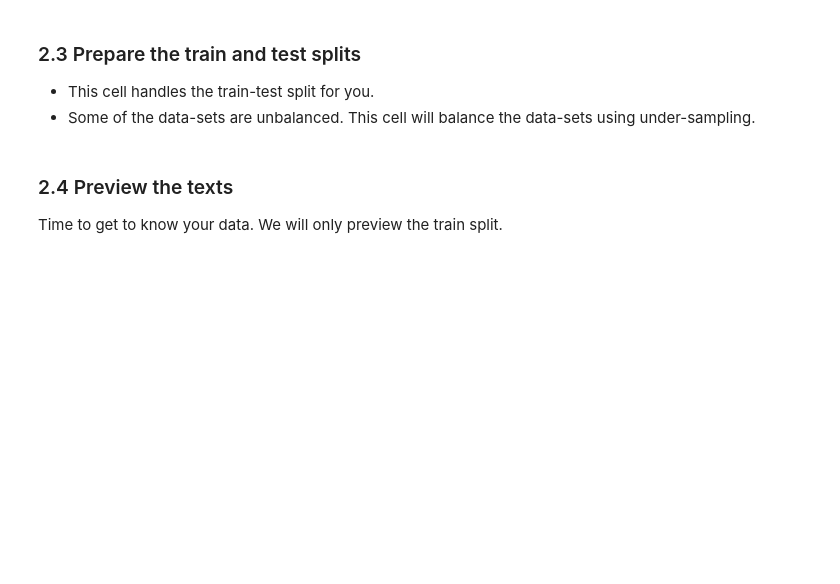
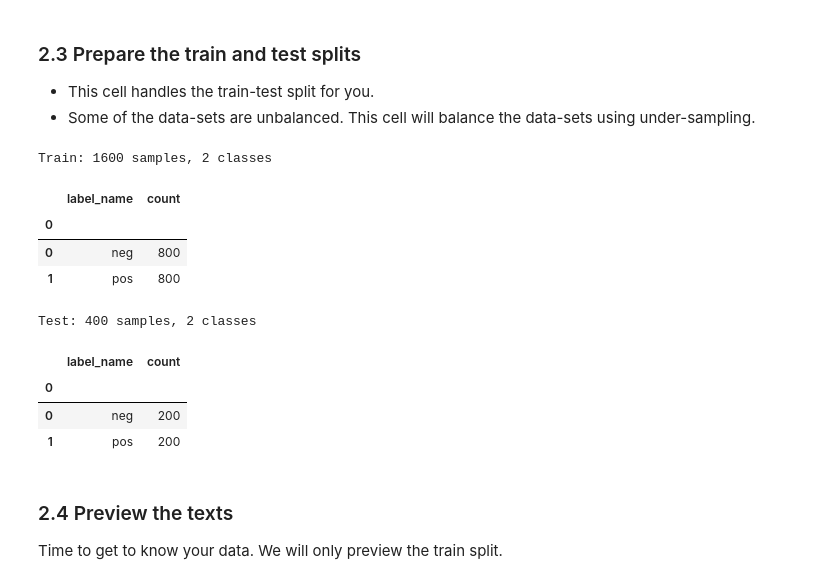
Before and after one commit to polsci/textplumber, a Jupyter notebook: nbs/example.ipynb, the cells around one changed output. Saved outputs shown, nothing was run; the diff lists cells and outputs as text; code cells hidden in the pictures; blank space fills up the shorter version.

```diff
--- a/nbs/example.ipynb
+++ b/nbs/example.ipynb
@@ -174,34 +198,45 @@ if train_split_name == test_split_name:
 
     mask = np.isin(y, target_classes)
     X = X.loc[mask]
     y = y[mask]
 
     # creating df splits with original data first  - so can look at the train data if needed
     dfs['train'], dfs['test'], y_train, y_test = train_test_split(X, y, test_size=0.2, random_state=42, stratify=y)
 
     # we're just using the text for features
     X_train = np.array(dfs['train'][text_column])
     X_test = np.array(dfs['test'][text_column])
 else:
     X_train = np.array(dataset[train_split_name][text_column])
     y_train = np.array(dataset[train_split_name][label_column])
     X_test = np.array(dataset[test_split_name][text_column])
     y_test = np.array(dataset[test_split_name][label_column])
 
     mask = np.isin(y_train, target_classes)
     mask_test = np.isin(y_test, target_classes)
 
     X_train = X_train[mask]
     y_train = y_train[mask]
     X_test = X_test[mask_test]
     y_test = y_test[mask_test]
 
 # this cell undersamples all but the minority class to balance the training data
 X_train = X_train.reshape(-1, 1)
 X_train, y_train = RandomUnderSampler(random_state=0).fit_resample(X_train, y_train)
 X_train = X_train.reshape(-1)
 
-preview_splits(X_train, y_train, X_test, y_test, target_labels)
+preview_splits(X_train, y_train, X_test, y_test, target_classes = target_classes, target_names = target_names)
+# %% [output]
+Train: 1600 samples, 2 classes
+|  | label_name | count |
+| 0 |  |  |
+| 0 | neg | 800 |
+| 1 | pos | 800 |
+Test: 400 samples, 2 classes
+|  | label_name | count |
+| 0 |  |  |
+| 0 | neg | 200 |
+| 1 | pos | 200 |
 # %% [markdown]
 ### 2.4 Preview the texts
 
```
Also changed, not shown: parts of 14 cells of this notebook.
